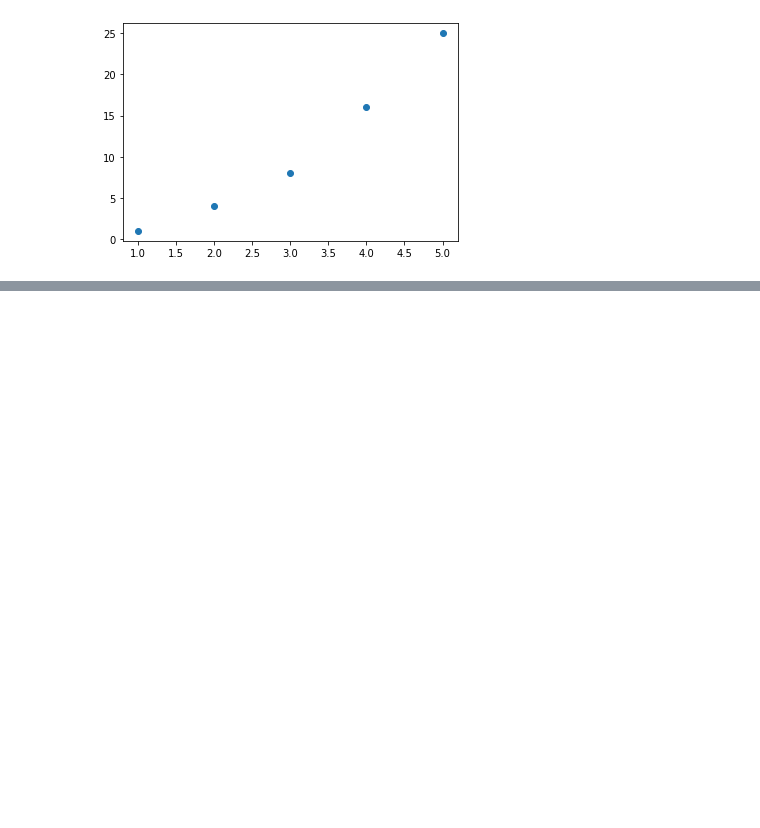
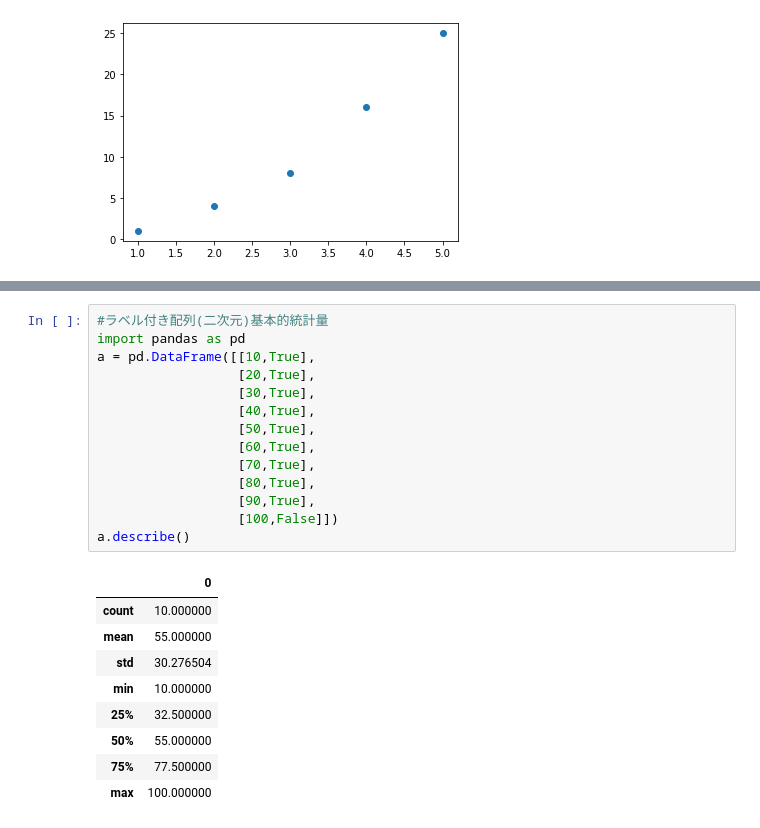
Before and after one commit to tadashi000000/googlecolab001, a Jupyter notebook: notebook001.ipynb, the cells around one changed output, grey strips where cells are left out. Drawn from its saved outputs; the diff is of its cells as text; blank space fills up the shorter version.

```diff
--- a/notebook001.ipynb
+++ b/notebook001.ipynb
@@ -464,0 +625,24 @@ plt.show()
+# %%
+#ラベル付き配列(二次元)基本的統計量
+import pandas as pd
+a = pd.DataFrame([[10,True],
+                  [20,True],
+                  [30,True],
+                  [40,True],
+                  [50,True],
+                  [60,True],
+                  [70,True],
+                  [80,True],
+                  [90,True],
+                  [100,False]])
+a.describe()
+# %% [output]
+|  | 0 |
+| count | 10.000000 |
+| mean | 55.000000 |
+| std | 30.276504 |
+| min | 10.000000 |
+| 25% | 32.500000 |
+| 50% | 55.000000 |
+| 75% | 77.500000 |
+| max | 100.000000 |
```
Also changed, not shown: parts of 17 cells of this notebook.
